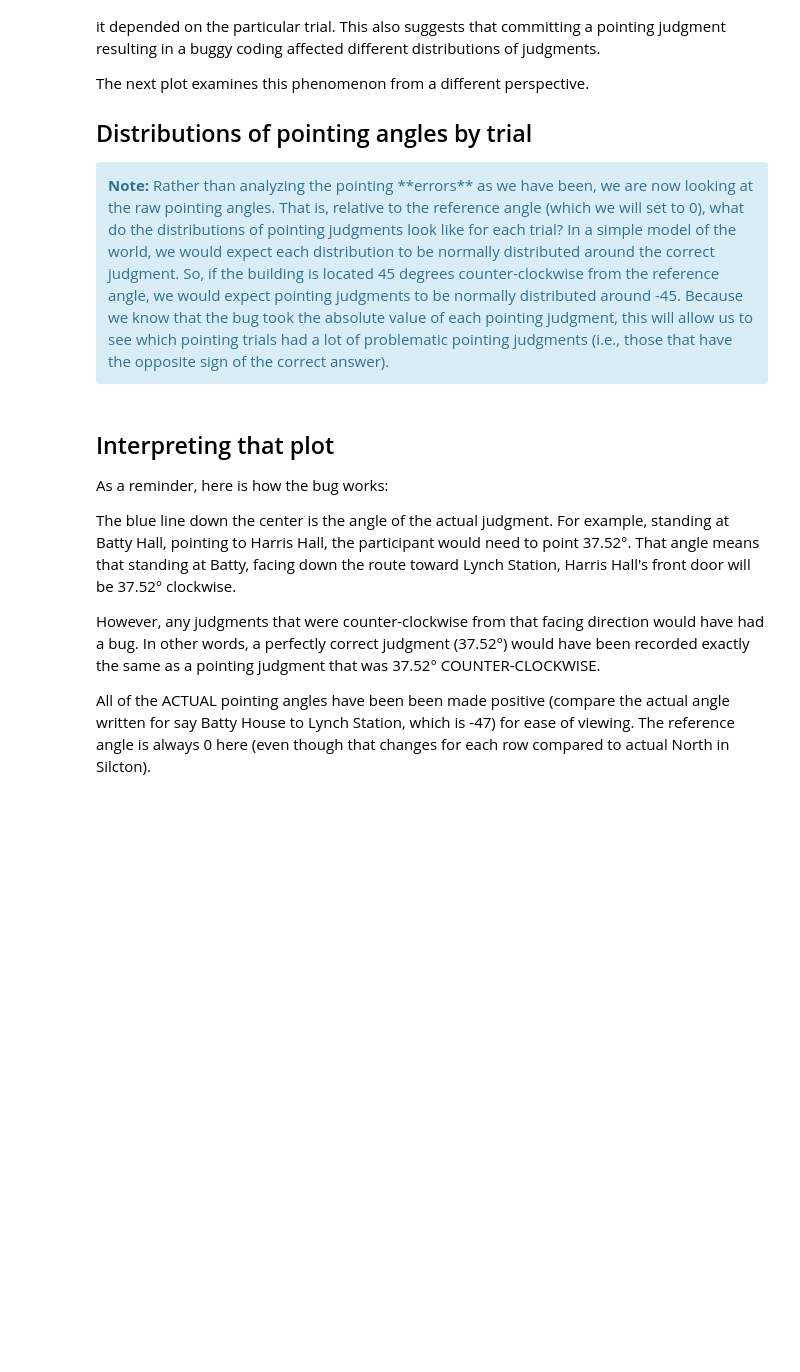
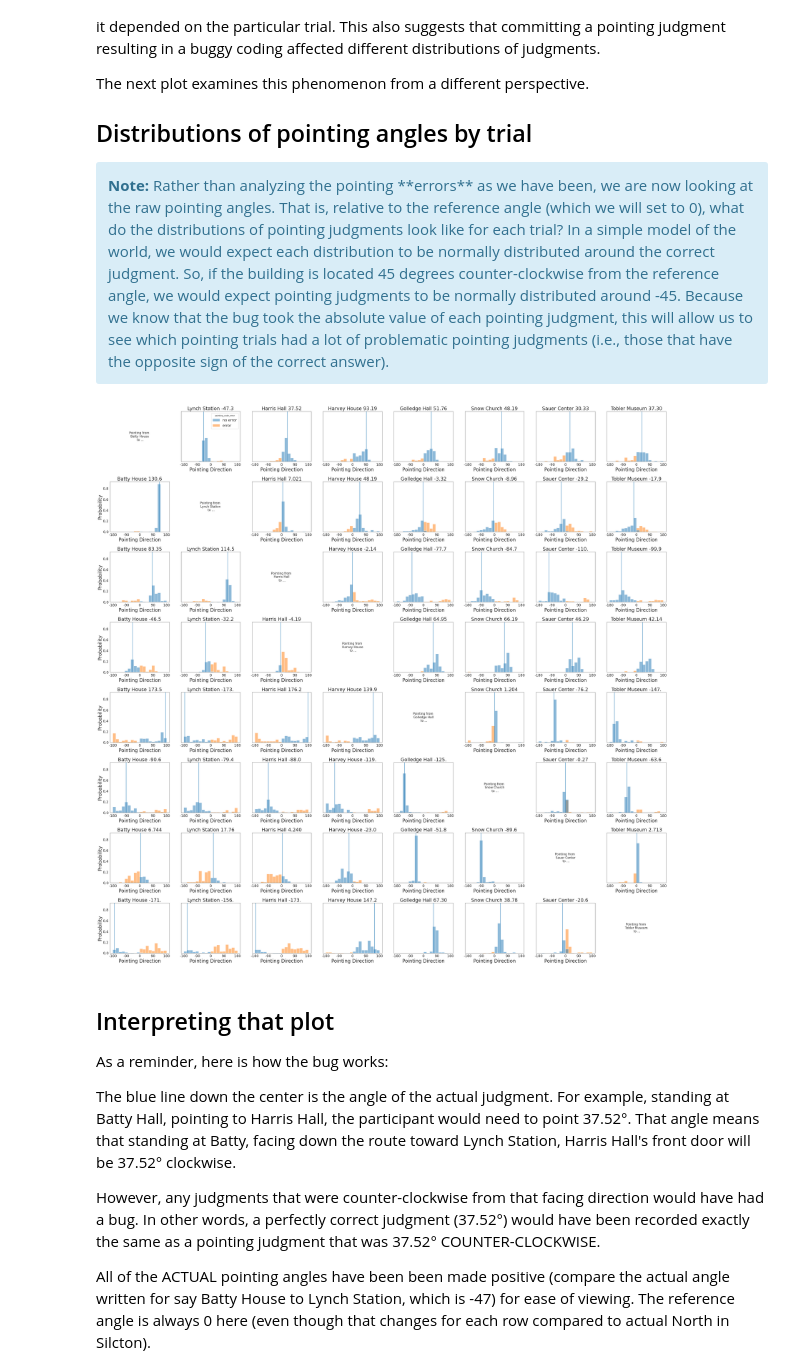
Before and after one commit to smweis/silcton_2.0, a Jupyter notebook: notebook/Silcton_2.0.ipynb, the cells around one changed output. Cells and saved outputs as stored; diff of their text form; code cells hidden in the pictures; blank space fills up the shorter version.

Commit message:
fixing trial_by_trial plot bug

```diff
--- a/notebook/Silcton_2.0.ipynb
+++ b/notebook/Silcton_2.0.ipynb
@@ -1765,57 +1816,69 @@ The next plot examines this phenomenon from a different perspective.
 <div class="alert alert-block alert-info">
 <b>Note:</b> Rather than analyzing the pointing **errors** as we have been, we are now looking at the raw pointing angles. That is, relative to the reference angle (which we will set to 0), what do the distributions of pointing judgments look like for each trial? In a simple model of the world, we would expect each distribution to be normally distributed around the correct judgment. So, if the building is located 45 degrees counter-clockwise from the reference angle, we would expect pointing judgments to be normally distributed around -45. Because we know that the bug took the absolute value of each pointing judgment, this will allow us to see which pointing trials had a lot of problematic pointing judgments (i.e., those that have the opposite sign of the correct answer).</div>
 # %%
+# List of building names in order
 buildings = ['Batty House','Lynch Station','Harris Hall','Harvey House','Golledge Hall','Snow Church','Sauer Center','Tobler Museum']
 
+pointingData_new = pointingData_all[pointingData_all['New_or_Original'] == 'New']
 
-fig, axes = plt.subplots(8,8, sharey=True, figsize=(50,50))
-
+# Set up plot (this appears broken)
+fig, axes = plt.subplots(8,8, sharey=True,figsize=(50,50))
 plt.subplots_adjust(hspace=.4)
 
+# First for loop goes through each building name as the building being pointed FROM
 for fromNum,pointFrom in enumerate(buildings):
-
+    # Second for loop goes through each building name as the building being pointed TO
     for toNum,pointTo in enumerate(buildings):
 
-        oneVal = pointingData[pointingData['start landmark'] == pointFrom]
-        oneVal = oneVal[oneVal['target landmark'] == pointTo]
+        # Select all trials that point from the pointFrom building and point to the pointTo building
+        trialData = pointingData_new[pointingData_new['start landmark'] == pointFrom]
+        trialData = trialData[trialData['target landmark'] == pointTo]
 
-        try:
-            val = oneVal.groupby('start landmark')['actual direction'].mean()[0]
-            plotVal = val
-            if val < 0:
-                plotVal = -val
-                oneVal['bearing'] = -oneVal['bearing']
+        if not fromNum == toNum:
+            # Grab the actual direction for that trial (mean because they're all the same)
+            trialActualDirection = trialData.groupby('start landmark')['actual direction'].min()[0]
 
 
+            # Handle the legend
             if fromNum == 0 and toNum == 1:
                 legend = True
             else:
                 legend = False
 
-            g = sns.histplot(ax=axes[fromNum,toNum],data=oneVal, x="bearing"
+
+            # For this trial, plot all participant responses as a histogram of the angle they pointed
+            g = sns.histplot(ax=axes[fromNum,toNum],data=trialData, x="bearing"
                              ,hue='pointing_code_error',
                              hue_order=['no error','error'],
-                             binwidth=20,binrange=[-181,181],stat='probability',
+                             binwidth=20,binrange=[-180,180],stat='probability',
                              legend = legend)
 
-
+            # Label the plot
             axes[fromNum,toNum].set_xticks([-180,-90,0,90,180])
             axes[fromNum,toNum].set_xticklabels(['-180','-90','0','90','180'])
             axes[fromNum,toNum].set_xlabel('Pointing Direction')
-            axes[fromNum,toNum].axvline(x=plotVal)
-            g.set_title(pointTo + ' ' + str(val)[:5])
+            g.set_title(pointTo + ' ' + str(trialActualDirection)[:5])
 
-        except:
+            # Plot the (positive) actual direction as a line.
+            axes[fromNum,toNum].axvline(x=trialActualDirection)
+
+        # This block should catch all trials that WOULD point from and to the same building (From Batty -> Batty)
+        # which never happened. It will turn the axis off and use that subplot to put the label.
+
+        else:
+
             axes[fromNum,toNum].axis('off')
             axes[fromNum,toNum].text(0.5, 0.5, 'Pointing from \n' + pointFrom + '\n to ...',
                            verticalalignment='center',horizontalalignment='center',
                            transform=axes[fromNum,toNum].transAxes,fontsize=15)
             pass
 
 
 if savefig:
     plt.savefig(os.path.join(figDir,'trial_by_trial.png'))
 plt.show()
+# %% [output]
+[figure, added]
 # %% [markdown]
 ## Interpreting that plot
 
```
Also changed, not shown: parts of 11 cells of this notebook.
